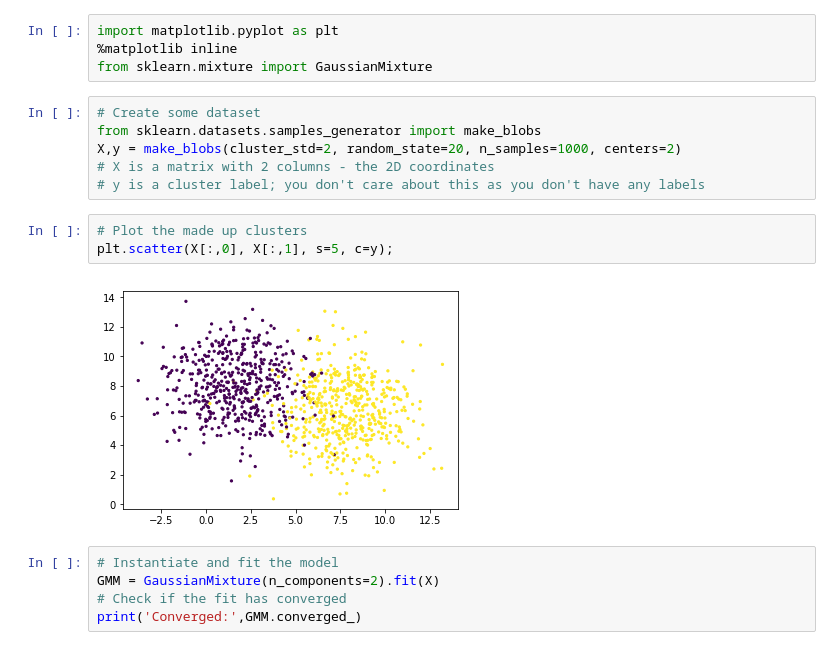
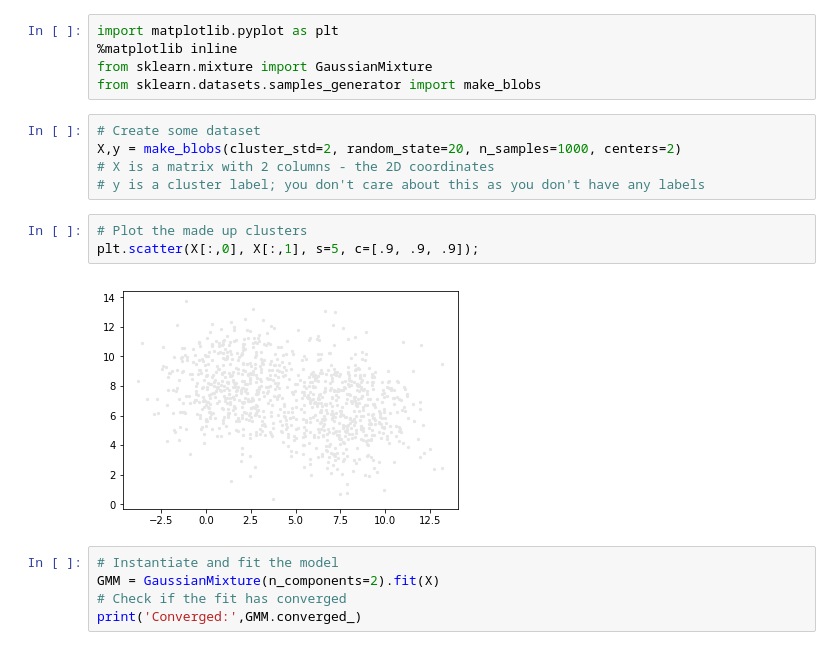
Before and after one commit to rchereji/Misc_Jupyter_notebooks, a Jupyter notebook: Gaussian_mixture.ipynb, the cells around one changed output. Drawn from its saved outputs; the diff is of its cells as text.

```diff
--- a/Gaussian_mixture.ipynb
+++ b/Gaussian_mixture.ipynb
@@ -2,17 +2,17 @@
 import matplotlib.pyplot as plt
 %matplotlib inline
 from sklearn.mixture import GaussianMixture
+from sklearn.datasets.samples_generator import make_blobs
 # %%
 # Create some dataset
-from sklearn.datasets.samples_generator import make_blobs
 X,y = make_blobs(cluster_std=2, random_state=20, n_samples=1000, centers=2)
 # X is a matrix with 2 columns - the 2D coordinates
 # y is a cluster label; you don't care about this as you don't have any labels
 # %%
 # Plot the made up clusters
-plt.scatter(X[:,0], X[:,1], s=5, c=y);
+plt.scatter(X[:,0], X[:,1], s=5, c=[.9, .9, .9]);
 # %% [output]
-[figure, old version]
+[figure, new version]
 # %%
 # Instantiate and fit the model
 GMM = GaussianMixture(n_components=2).fit(X)
```
